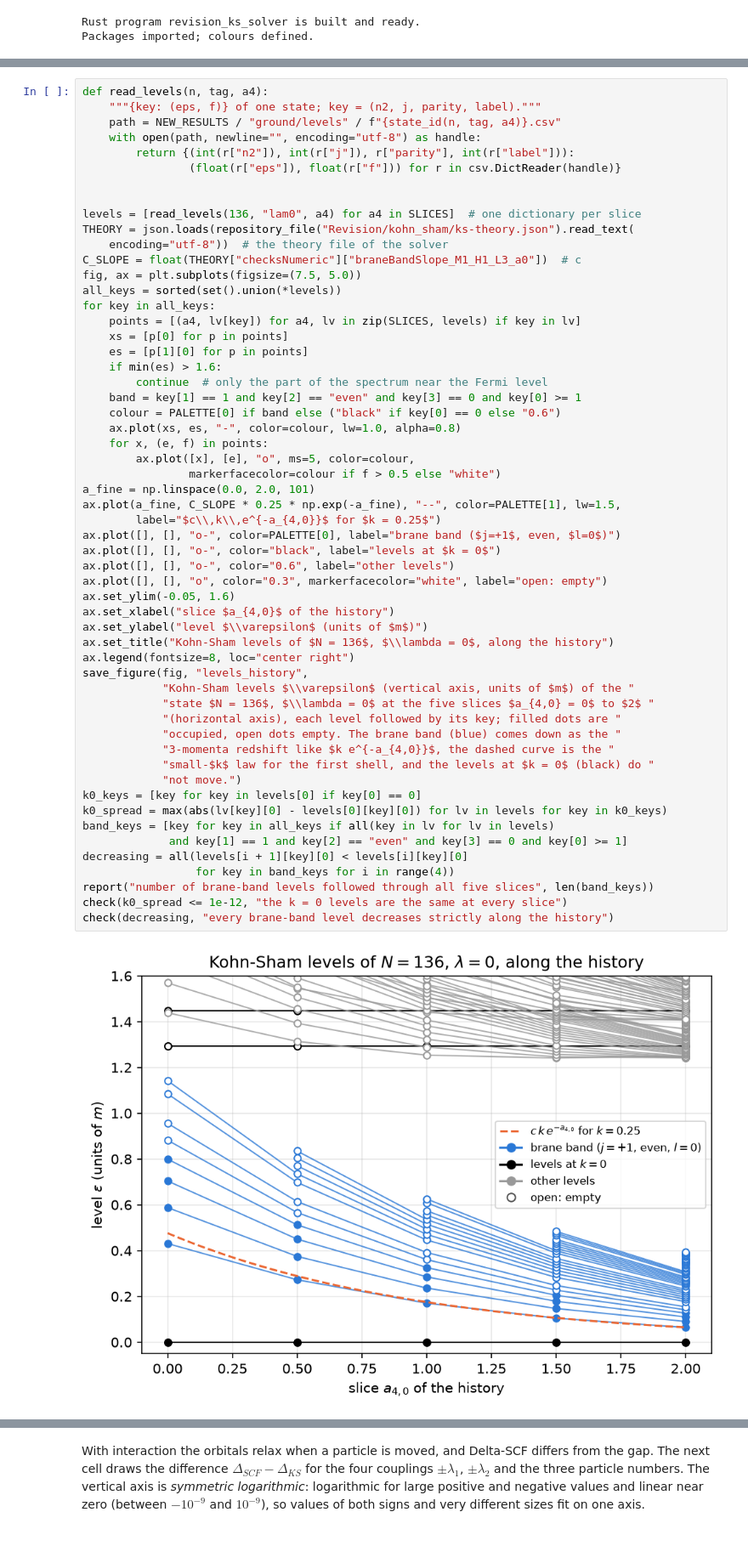
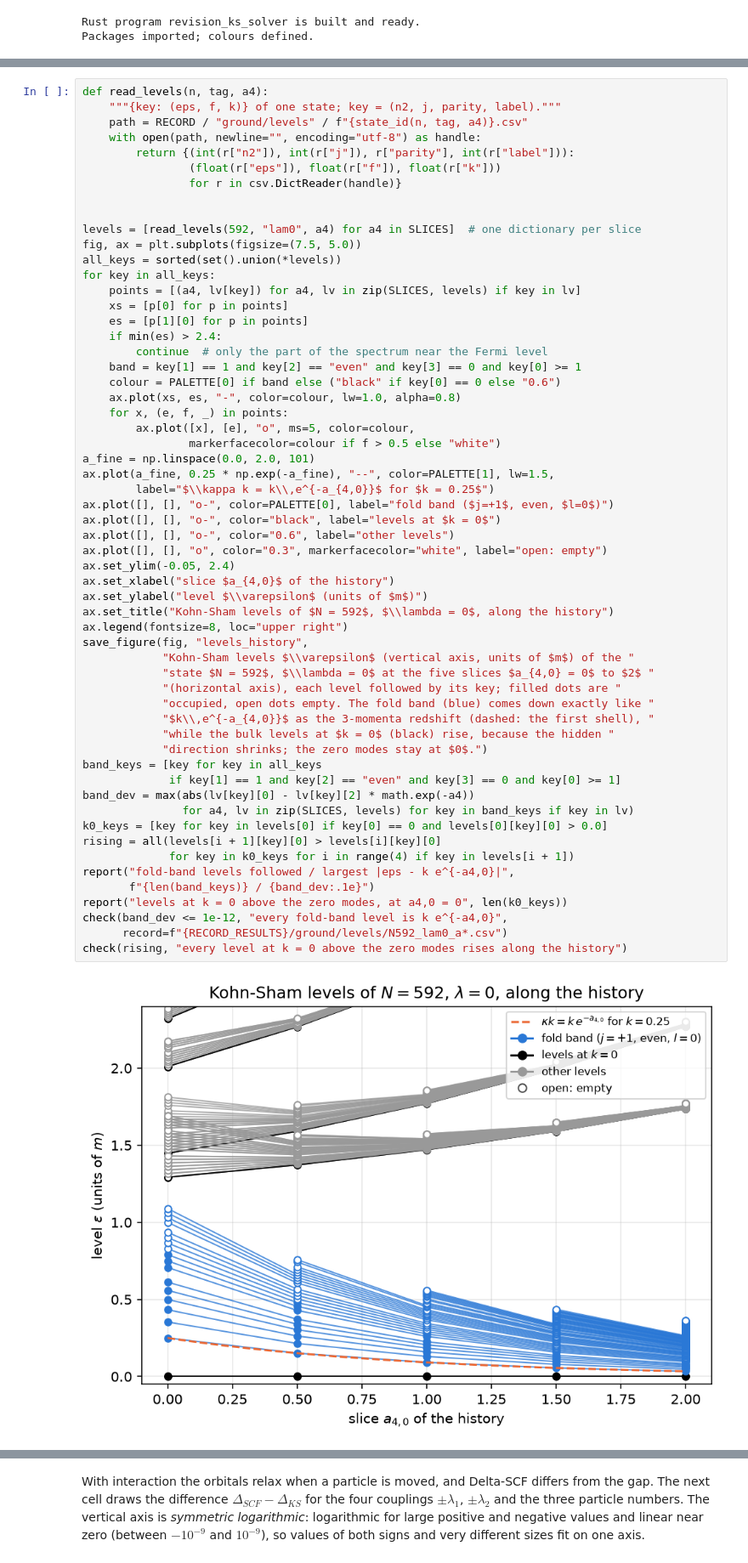
Before and after one commit to once-ere/Dirac_claude, a Jupyter notebook: Revision/textbook/notebooks/15a_canonical_matrix.ipynb, the cells around one changed output, grey strips where cells are left out. Shown at 85% size. Saved outputs shown, nothing was run; the diff lists cells and outputs as text.

```diff
--- a/Revision/textbook/notebooks/15a_canonical_matrix.ipynb
+++ b/Revision/textbook/notebooks/15a_canonical_matrix.ipynb
@@ -1131,59 +1204,61 @@ every brane-band level present at all slices decreases strictly along the histor
 # %%
 def read_levels(n, tag, a4):
-    """{key: (eps, f)} of one state; key = (n2, j, parity, label)."""
-    path = NEW_RESULTS / "ground/levels" / f"{state_id(n, tag, a4)}.csv"
+    """{key: (eps, f, k)} of one state; key = (n2, j, parity, label)."""
+    path = RECORD / "ground/levels" / f"{state_id(n, tag, a4)}.csv"
     with open(path, newline="", encoding="utf-8") as handle:
         return {(int(r["n2"]), int(r["j"]), r["parity"], int(r["label"])):
-                (float(r["eps"]), float(r["f"])) for r in csv.DictReader(handle)}
+                (float(r["eps"]), float(r["f"]), float(r["k"]))
+                for r in csv.DictReader(handle)}
 
 
-levels = [read_levels(136, "lam0", a4) for a4 in SLICES]  # one dictionary per slice
-THEORY = json.loads(repository_file("Revision/kohn_sham/ks-theory.json").read_text(
-    encoding="utf-8"))  # the theory file of the solver
-C_SLOPE = float(THEORY["checksNumeric"]["braneBandSlope_M1_H1_L3_a0"])  # c
+levels = [read_levels(592, "lam0", a4) for a4 in SLICES]  # one dictionary per slice
 fig, ax = plt.subplots(figsize=(7.5, 5.0))
 all_keys = sorted(set().union(*levels))
 for key in all_keys:
     points = [(a4, lv[key]) for a4, lv in zip(SLICES, levels) if key in lv]
     xs = [p[0] for p in points]
     es = [p[1][0] for p in points]
-    if min(es) > 1.6:
+    if min(es) > 2.4:
         continue  # only the part of the spectrum near the Fermi level
     band = key[1] == 1 and key[2] == "even" and key[3] == 0 and key[0] >= 1
     colour = PALETTE[0] if band else ("black" if key[0] == 0 else "0.6")
     ax.plot(xs, es, "-", color=colour, lw=1.0, alpha=0.8)
-    for x, (e, f) in points:
+    for x, (e, f, _) in points:
         ax.plot([x], [e], "o", ms=5, color=colour,
                 markerfacecolor=colour if f > 0.5 else "white")
 a_fine = np.linspace(0.0, 2.0, 101)
-ax.plot(a_fine, C_SLOPE * 0.25 * np.exp(-a_fine), "--", color=PALETTE[1], lw=1.5,
-        label="$c\\,k\\,e^{-a_{4,0}}$ for $k = 0.25$")
-ax.plot([], [], "o-", color=PALETTE[0], label="brane band ($j=+1$, even, $l=0$)")
+ax.plot(a_fine, 0.25 * np.exp(-a_fine), "--", color=PALETTE[1], lw=1.5,
+        label="$\\kappa k = k\\,e^{-a_{4,0}}$ for $k = 0.25$")
+ax.plot([], [], "o-", color=PALETTE[0], label="fold band ($j=+1$, even, $l=0$)")
 ax.plot([], [], "o-", color="black", label="levels at $k = 0$")
 ax.plot([], [], "o-", color="0.6", label="other levels")
 ax.plot([], [], "o", color="0.3", markerfacecolor="white", label="open: empty")
-ax.set_ylim(-0.05, 1.6)
+ax.set_ylim(-0.05, 2.4)
 ax.set_xlabel("slice $a_{4,0}$ of the history")
 ax.set_ylabel("level $\\varepsilon$ (units of $m$)")
-ax.set_title("Kohn-Sham levels of $N = 136$, $\\lambda = 0$, along the history")
-ax.legend(fontsize=8, loc="center right")
+ax.set_title("Kohn-Sham levels of $N = 592$, $\\lambda = 0$, along the history")
+ax.legend(fontsize=8, loc="upper right")
 save_figure(fig, "levels_history",
             "Kohn-Sham levels $\\varepsilon$ (vertical axis, units of $m$) of the "
-            "state $N = 136$, $\\lambda = 0$ at the five slices $a_{4,0} = 0$ to $2$ "
+            "state $N = 592$, $\\lambda = 0$ at the five slices $a_{4,0} = 0$ to $2$ "
             "(horizontal axis), each level followed by its key; filled dots are "
-            "occupied, open dots empty. The brane band (blue) comes down as the "
-            "3-momenta redshift like $k e^{-a_{4,0}}$, the dashed curve is the "
-            "small-$k$ law for the first shell, and the levels at $k = 0$ (black) do "
-            "not move.")
-k0_keys = [key for key in levels[0] if key[0] == 0]
-k0_spread = max(abs(lv[key][0] - levels[0][key][0]) for lv in levels for key in k0_keys)
-band_keys = [key for key in all_keys if all(key in lv for lv in levels)
-             and key[1] == 1 and key[2] == "even" and key[3] == 0 and key[0] >= 1]
-decreasing = all(levels[i + 1][key][0] < levels[i][key][0]
-                 for key in band_keys for i in range(4))
-report("number of brane-band levels followed through all five slices", len(band_keys))
-check(k0_spread <= 1e-12, "the k = 0 levels are the same at every slice")
-check(decreasing, "every brane-band level decreases strictly along the history")
+            "occupied, open dots empty. The fold band (blue) comes down exactly like "
+            "$k\\,e^{-a_{4,0}}$ as the 3-momenta redshift (dashed: the first shell), "
+            "while the bulk levels at $k = 0$ (black) rise, because the hidden "
+            "direction shrinks; the zero modes stay at $0$.")
+band_keys = [key for key in all_keys
+             if key[1] == 1 and key[2] == "even" and key[3] == 0 and key[0] >= 1]
+band_dev = max(abs(lv[key][0] - lv[key][2] * math.exp(-a4))
+               for a4, lv in zip(SLICES, levels) for key in band_keys if key in lv)
+k0_keys = [key for key in levels[0] if key[0] == 0 and levels[0][key][0] > 0.0]
+rising = all(levels[i + 1][key][0] > levels[i][key][0]
+             for key in k0_keys for i in range(4) if key in levels[i + 1])
+report("fold-band levels followed / largest |eps - k e^{-a4,0}|",
+       f"{len(band_keys)} / {band_dev:.1e}")
+report("levels at k = 0 above the zero modes, at a4,0 = 0", len(k0_keys))
+check(band_dev <= 1e-12, "every fold-band level is k e^{-a4,0}",
+      record=f"{RECORD_RESULTS}/ground/levels/N592_lam0_a*.csv")
+check(rising, "every level at k = 0 above the zero modes rises along the history")
 # %% [output]
-[figure, old version]
+[figure, new version]
 Figure 15a.1 saved as Revision/textbook/figures/15a_1_levels_history.png
```
Also changed, not shown: parts of 32 cells of this notebook, 53 other files.
